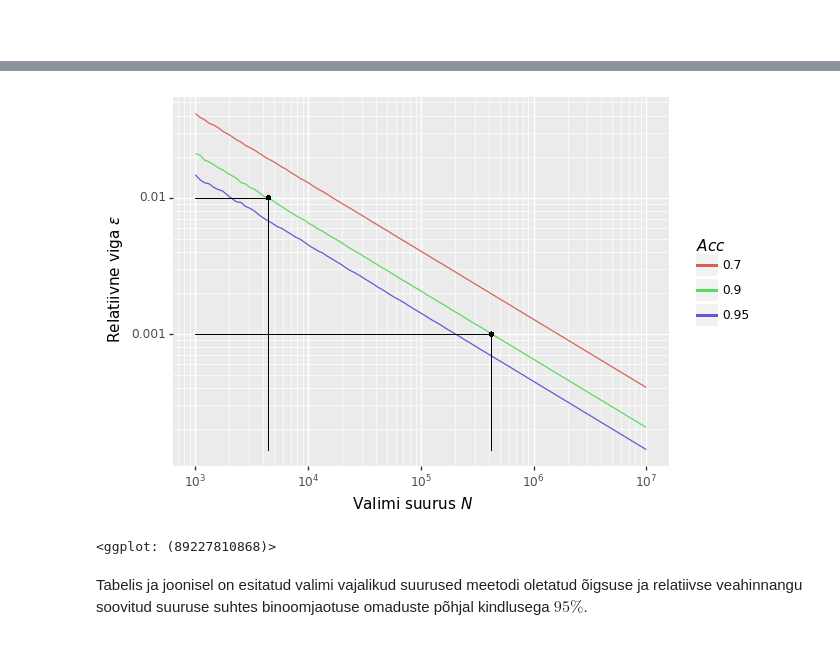
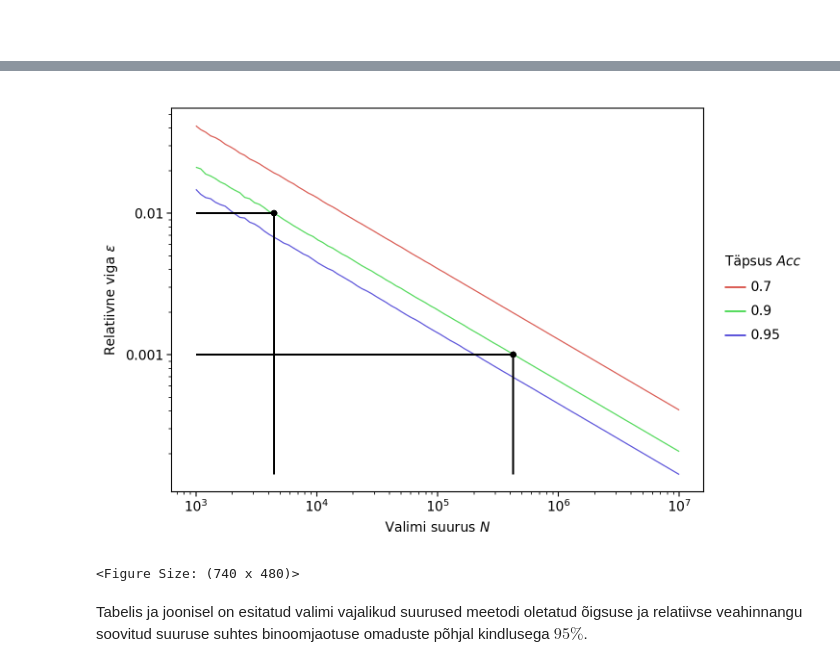
Before and after one commit to mart-mihkel/mudelite_hindamine, a Jupyter notebook: oigsuse_lahendi_relatiive_viga.ipynb, the cells around one changed output, grey strips where cells are left out. Saved outputs shown, nothing was run; the diff lists cells and outputs as text; code cells hidden in the pictures.

Commit message:
tee ilusamad veahinnagute joonised

```diff
--- a/oigsuse_lahendi_relatiive_viga.ipynb
+++ b/oigsuse_lahendi_relatiive_viga.ipynb
@@ -63,41 +65,41 @@ Tulemuse põhjal saab arvutada valimi vajalikud suurused olulisuse suhtes.
 # %%
 N = np.round(np.logspace(3, 7, 100), 0)  # binom.ppf() ei salli komakohti ???
-tõenäosused = .7, .9, .95
+tõenäosused = 0.7, 0.9, 0.95
 
 read = [
     (
         p, n, max(1 - binom.ppf(q=0.025, p=p, n=n) / (n * p), binom.ppf(q=1-0.025, p=p, n=n) / (n * p) - 1)
     ) for p in tõenäosused for n in N
 ]
 df = pd.DataFrame(read, columns=['tõenäosus', 'n', 'epsilon'])
 
 p90 = df.query('tõenäosus == .9')
-n_p90_e01 = p90.iloc[np.abs(p90['epsilon'] - .01).argmin()]['n']
-n_p90_e001 = p90.iloc[np.abs(p90['epsilon'] - .001).argmin()]['n']
+n_p90_e01 = p90.iloc[np.abs(p90['epsilon'] - 0.01).argmin()]['n']
+n_p90_e001 = p90.iloc[np.abs(p90['epsilon'] - 0.001).argmin()]['n']
 eps_min = df['epsilon'].min()
 
 g = (
-    ggplot(df) +
+    ggplot(df) + theme_matplotlib() +
+
+    labs(x='Valimi suurus $N$', y='Relatiivne viga $\\varepsilon$') +
+    guides(color=guide_legend(title='Täpsus $Acc$')) +
+
     scale_x_log10(breaks=np.logspace(3, 7, 5), labels=['$10^3$','$10^4$', '$10^5$', '$10^6$', '$10^7$']) +
     scale_y_log10(breaks=np.logspace(-3, -1, 3)) +
-    labs(x='Valimi suurus $N$', y='Relatiivne viga $\\varepsilon$') +
-    guides(color=guide_legend(title='$Acc$')) +
 
     geom_line(aes('n', 'epsilon', group='tõenäosus', color='pd.Categorical(tõenäosus)')) +
 
-    geom_segment(aes(x=1e3, y=.01, xend=n_p90_e01, yend=.01), size=.25, color="black", show_legend=False) +
-    geom_segment(aes(x=1e3, y=.001, xend=n_p90_e001, yend=.001), size=.25, color="black", show_legend=False) +
-    geom_segment(aes(x=n_p90_e01, y=eps_min, xend=n_p90_e01, yend=.01), size=.25, color="black", show_legend=False) +
-    geom_segment(aes(x=n_p90_e001, y=eps_min, xend=n_p90_e001, yend=.001), size=.25, color="black", show_legend=False) +
+    geom_segment(aes(x=1e3, y=1e-2, xend=n_p90_e01, yend=1e-2)) +
+    geom_segment(aes(x=1e3, y=1e-3, xend=n_p90_e001, yend=1e-3)) +
+    geom_segment(aes(x=n_p90_e01, y=eps_min, xend=n_p90_e01, yend=1e-2)) +
+    geom_segment(aes(x=n_p90_e001, y=eps_min, xend=n_p90_e001, yend=1e-3)) +
 
-    geom_point(aes(x='n_p90_e01', y='.01'), size=0.75, color="black", show_legend=False) +
-    geom_point(aes(x='n_p90_e001', y='.001'), size=0.75, color="black", show_legend=False)
+    geom_point(aes(x='n_p90_e01', y='1e-2')) + geom_point(aes(x='n_p90_e001', y='1e-3'))
 )
-
-g.save('./joonised/binoomjaotus_relatiivne_viga.png', dpi=100)
+# g.save(joonised_kaust + 'binoomjaotus_relatiivne_viga.png', dpi=100)
 g
 # %% [output]
-[figure, old version]
+[figure, new version]
-<ggplot: (89227810868)>
+<Figure Size: (740 x 480)>
-# %% [markdown]
-Tabelis ja joonisel on esitatud valimi vajalikud suurused meetodi oletatud õigsuse ja relatiivse veahinnangu soovitud suuruse suhtes binoomjaotuse omaduste põhjal kindlusega $95\%$.
+# %% [markdown]
+Tabelis ja joonisel on esitatud valimi vajalikud suurused meetodi oletatud õigsuse ja relatiivse veahinnangu soovitud suuruse suhtes binoomjaotuse omaduste põhjal kindlusega $95\%$.
```
Also changed, not shown: parts of 5 cells of this notebook, 1 other file.
